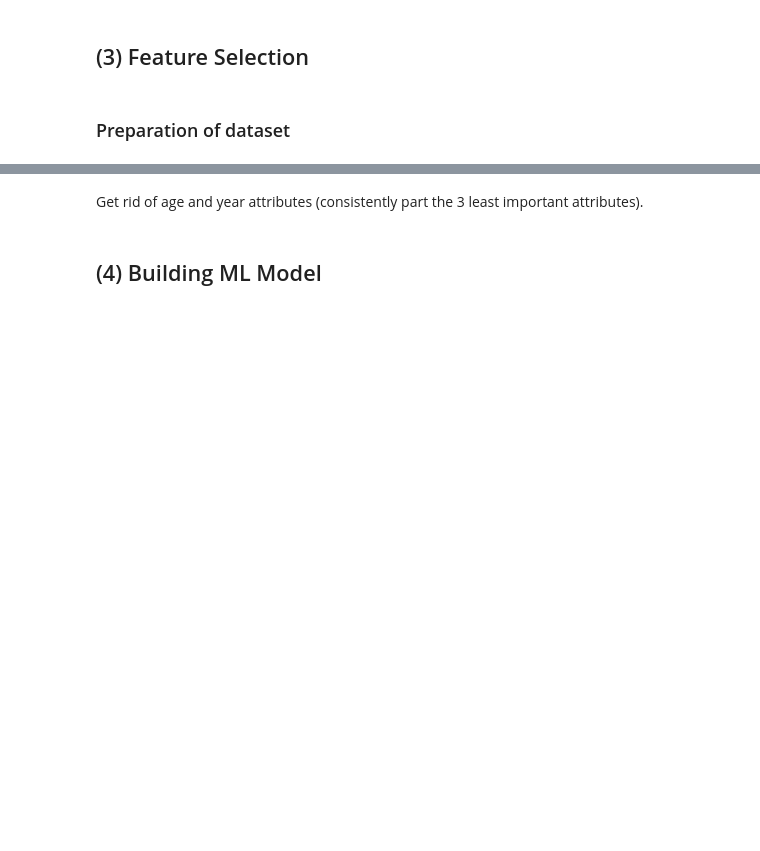
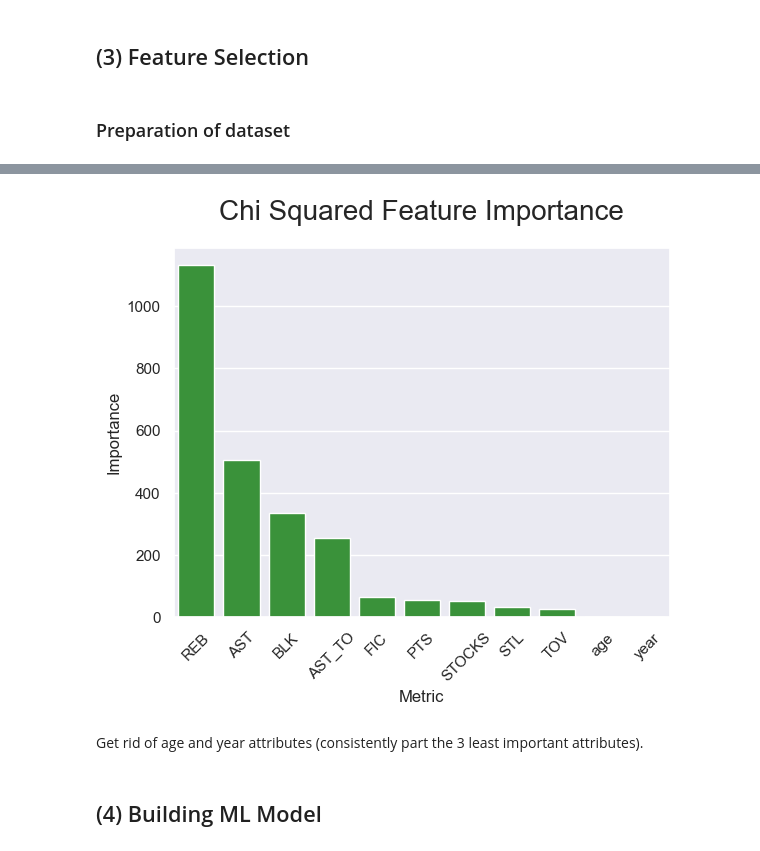
Before and after one commit to danielliu2707/positionn, a Jupyter notebook: 03_stats_model.ipynb, the cells around one changed output, grey strips where cells are left out. Saved outputs shown, nothing was run; the diff lists cells and outputs as text; code cells hidden in the pictures; blank space fills up the shorter version.

```diff
--- a/03_stats_model.ipynb
+++ b/03_stats_model.ipynb
@@ -172,3 +196,7 @@ Features in order of importance (descending):
+# %%
+visualise_importance(sorted_scores_chi2, color = "#2ca02c", method = "Chi Squared")
+# %% [output]
+[figure, added]
 # %% [markdown]
 Get rid of age and year attributes (consistently part the 3 least important attributes).
 # %%
```
Also changed, not shown: parts of 4 cells of this notebook.
